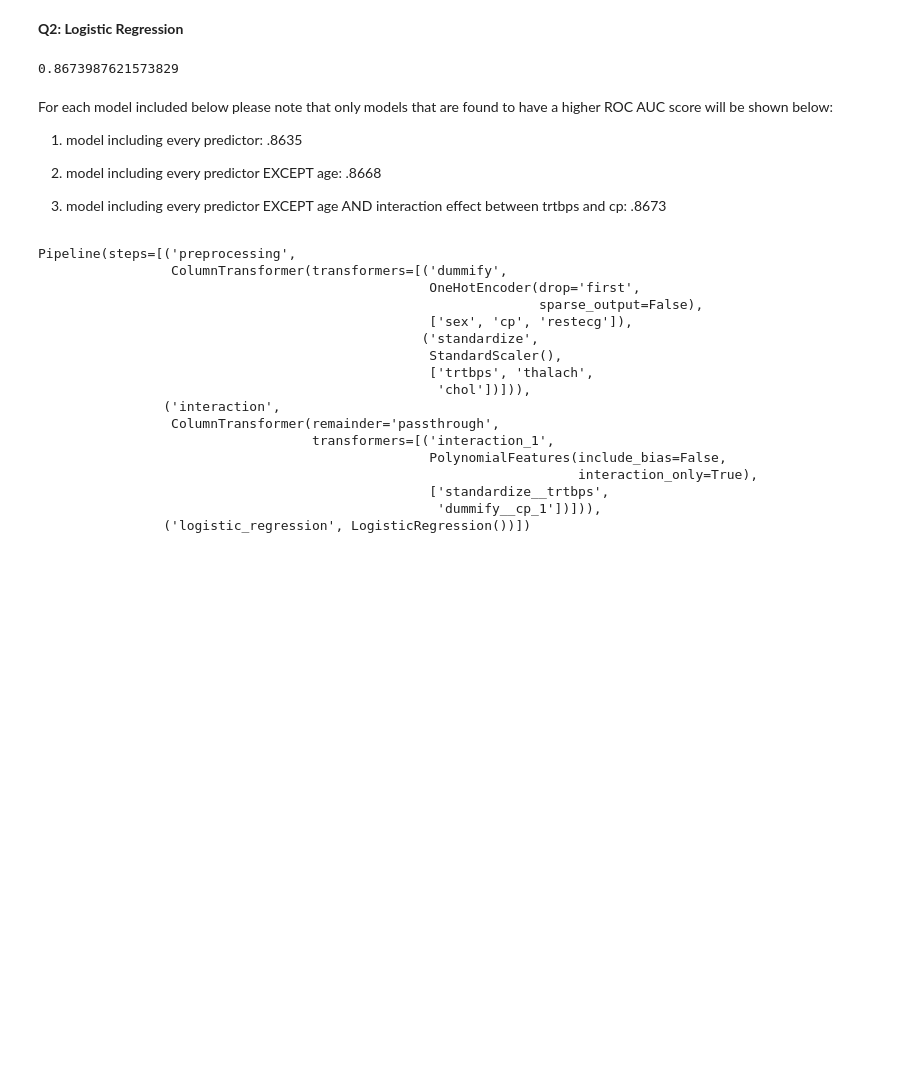
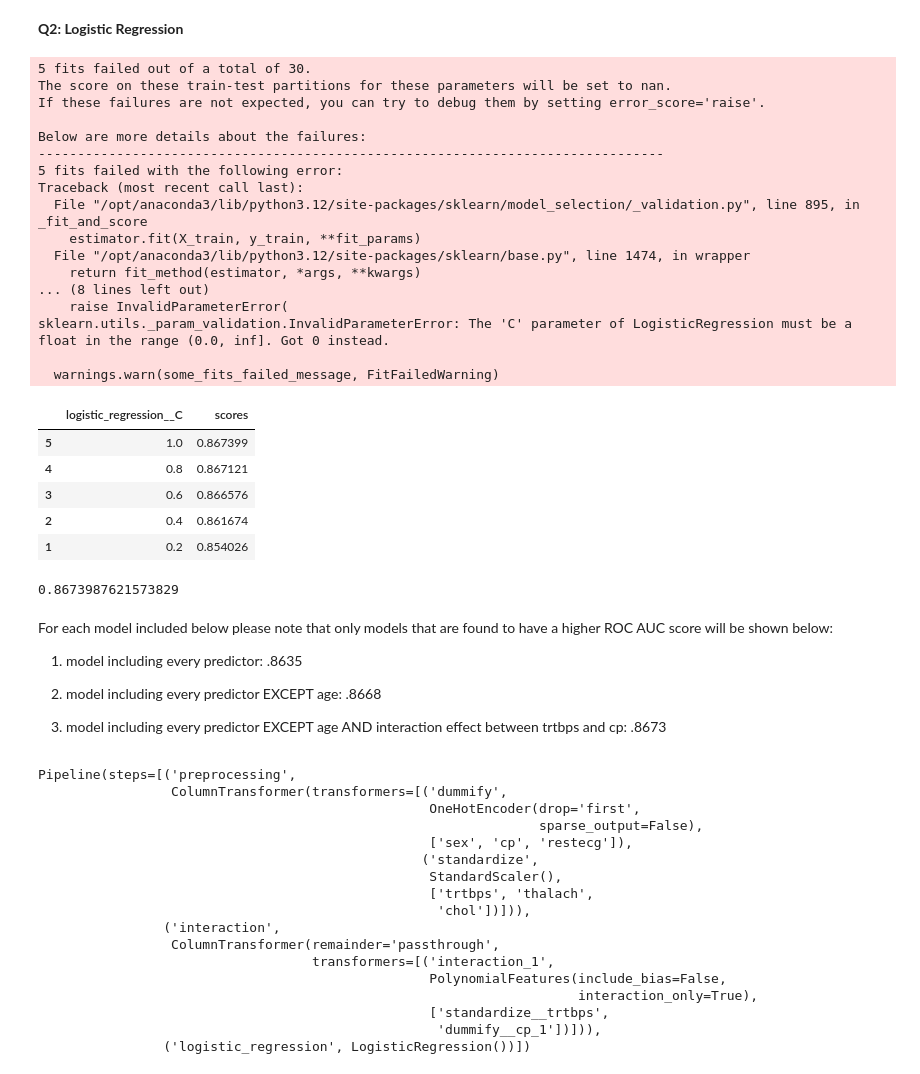
Before and after one commit to BLauf/GSB-544, a Jupyter notebook: labs/lab07/lab_07.ipynb, the cells around one changed output. Cells and saved outputs as stored; diff of their text form; code cells hidden in the pictures; blank space fills up the shorter version.

```diff
--- a/labs/lab07/lab_07.ipynb
+++ b/labs/lab07/lab_07.ipynb
@@ -197,3 +198,40 @@ logistic_pipeline = Pipeline([
+# %%
+#tune penalty parameter
+Cs = {"logistic_regression__C": [0, .2, .4, .6, .8, 1]}
+
+gscv = GridSearchCV(logistic_pipeline, Cs, cv = 5, scoring='roc_auc')
+
+gscv_fitted = gscv.fit(X, y)
+
+params_df = pd.DataFrame(gscv_fitted.cv_results_['params'])
+
+results_df = params_df.assign(scores=gscv_fitted.cv_results_['mean_test_score'])
+
+results_df.sort_values(by = 'scores', ascending = False).head()
+# %% [output]
+5 fits failed out of a total of 30.
+The score on these train-test partitions for these parameters will be set to nan.
+If these failures are not expected, you can try to debug them by setting error_score='raise'.
+
+Below are more details about the failures:
+--------------------------------------------------------------------------------
+5 fits failed with the following error:
+Traceback (most recent call last):
+  File "/opt/anaconda3/lib/python3.12/site-packages/sklearn/model_selection/_validation.py", line 895, in _fit_and_score
+    estimator.fit(X_train, y_train, **fit_params)
+  File "/opt/anaconda3/lib/python3.12/site-packages/sklearn/base.py", line 1474, in wrapper
+    return fit_method(estimator, *args, **kwargs)
+... (8 lines left out)
+    raise InvalidParameterError(
+sklearn.utils._param_validation.InvalidParameterError: The 'C' parameter of LogisticRegression must be a float in the range (0.0, inf]. Got 0 instead.
+
+  warnings.warn(some_fits_failed_message, FitFailedWarning)
+|  | logistic_regression__C | scores |
+| 5 | 1.0 | 0.867399 |
+| 4 | 0.8 | 0.867121 |
+| 3 | 0.6 | 0.866576 |
+| 2 | 0.4 | 0.861674 |
+| 1 | 0.2 | 0.854026 |
 # %%
 #crossval score using roc auc
 scores = cross_val_score(logistic_pipeline, X, y, cv=5, scoring='roc_auc')
```
Also changed, not shown: parts of 66 cells of this notebook, 1 other file.
